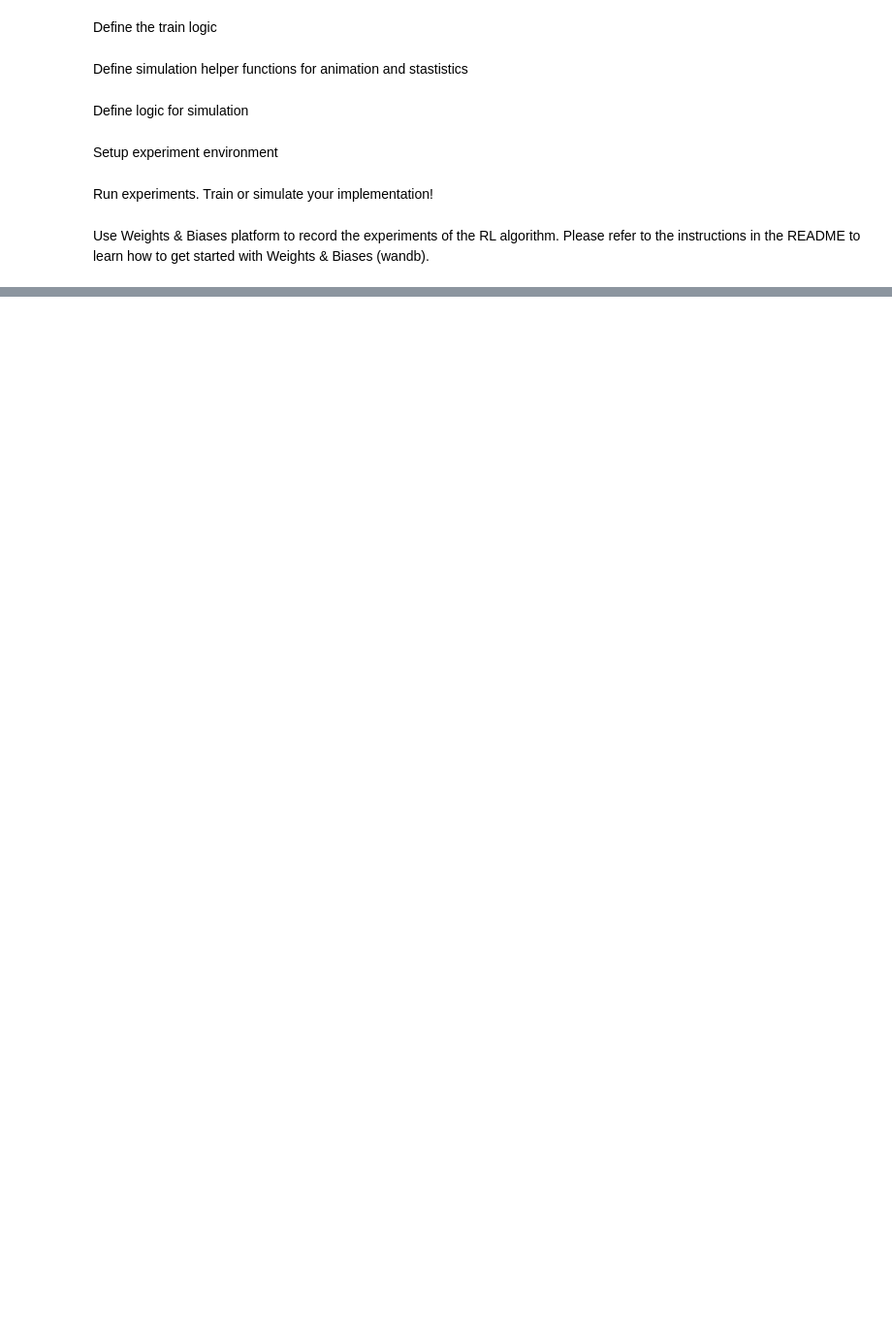
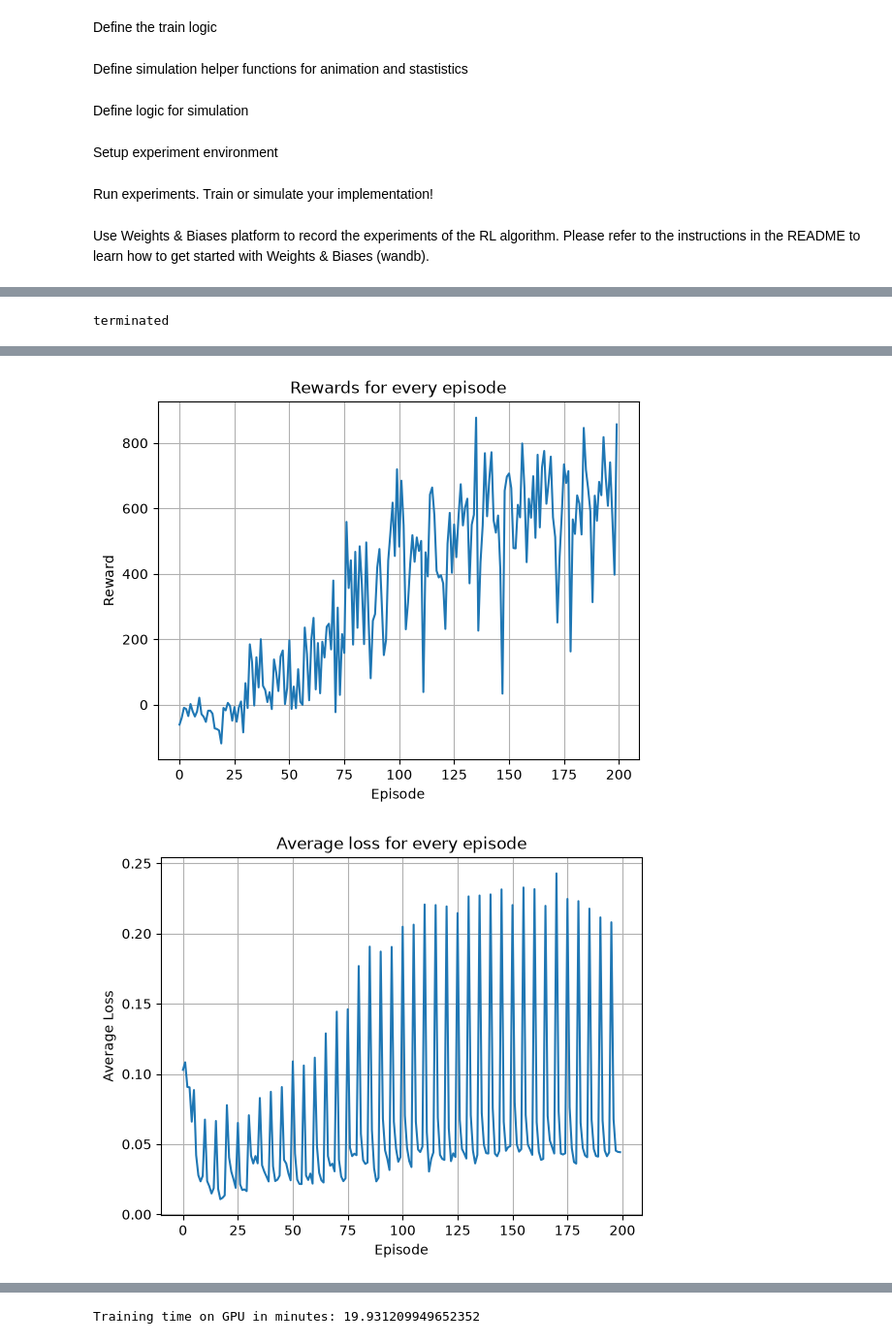
Before and after one commit to ZontyTM/hclab-gpu-reinforcement-learning, a Jupyter notebook: code/tutorial-racing-car-gymnasium-rl-dqn.ipynb, the cells around one changed output, grey strips where cells are left out. Shown at 97% size. Cells and saved outputs as stored; diff of their text form; code cells hidden in the pictures; blank space fills up the shorter version.

```diff
--- a/code/tutorial-racing-car-gymnasium-rl-dqn.ipynb
+++ b/code/tutorial-racing-car-gymnasium-rl-dqn.ipynb
@@ -31,8 +51,8 @@ Define key variables. Change for experiments.
 # %%
 # To be modified
 BATCH_SIZE=256
-EPISODES=1000
-GAMMA=0.90
+EPISODES=200
+GAMMA=0.9
 
 device = torch.device("cuda" if torch.cuda.is_available() else "cpu")
 print(f"Using device: {device}")
@@ -483,7 +505,7 @@ def simulate(model_to_load_from_episodes=EPISODES):
 
     agent.load_model(model_to_load_from_episodes) # load latest model (best one)
 
-    eval_env = gym.make('CarRacing-v3', continuous=False, render_mode='rgb_array')
+    eval_env = gym.make('CarRacing-v3', continuous=False, render_mode='rgb_array')#, max_episode_steps=2000)
     eval_env = CarEnvironment(eval_env)
 
     frames = []
@@ -502,10 +524,12 @@ def simulate(model_to_load_from_episodes=EPISODES):
         s_prime, r, terminated, truncated, info = eval_env.step(discrete_action)
         s = s_prime
         ret += r
-        # done = terminated or truncated (add time constraint)
+        #done = terminated or truncated #(add time constraint)
         done = terminated
         if terminated:
             print("terminated")
+        if truncated:
+            print("time limit reached")
     scores += ret
 
     _animate(frames, None)
@@ -547,2 +623,4 @@ train(episodes=EPISODES)
 # %%
-# simulate(EPISODES)
+simulate(EPISODES)
+# %% [output]
+terminated
@@ -548,0 +628,2 @@ train(episodes=EPISODES)
+[figure, added]
+[figure, added]
@@ -548,0 +631 @@ train(episodes=EPISODES)
+Training time on GPU in minutes: 19.931209949652352
```
Also changed, not shown: parts of 5 cells of this notebook, 2 other files.
